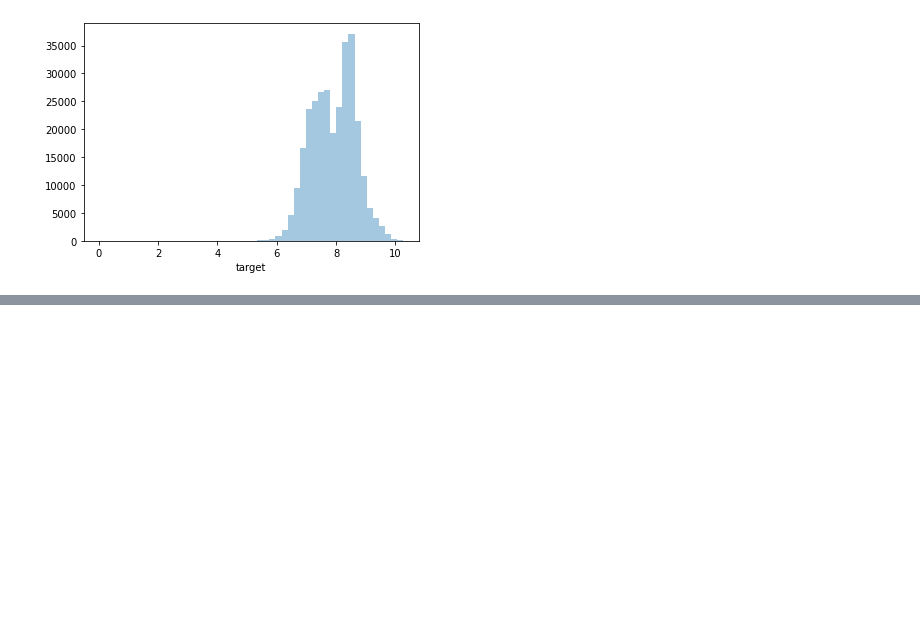
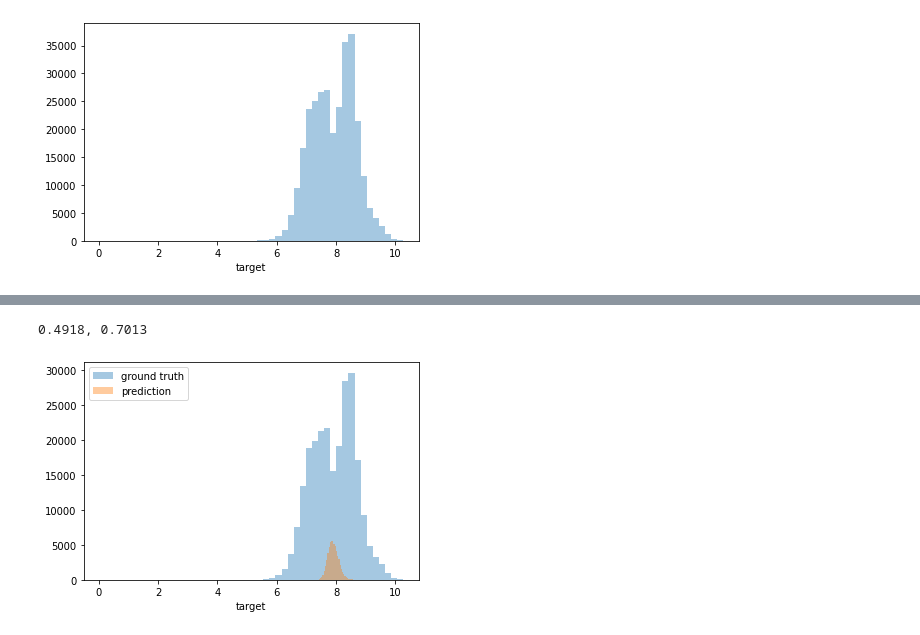
Before and after one commit to akiabe/kaggle_tabular-playground-Jan2021, a Jupyter notebook: notebooks/EDA_and_Modeling.ipynb, the cells around one changed output, grey strips where cells are left out. Saved outputs shown, nothing was run; the diff lists cells and outputs as text; code cells hidden in the pictures; blank space fills up the shorter version.

```diff
--- a/notebooks/EDA_and_Modeling.ipynb
+++ b/notebooks/EDA_and_Modeling.ipynb
@@ -52,0 +76,31 @@ for feat in features:
+# %%
+import lightgbm as lgb
+from sklearn import model_selection
+from sklearn import metrics
+import numpy as np
+import shap
+
+if __name__ == "__main__":
+    X_train, X_valid, y_train, y_valid = model_selection.train_test_split(
+        xtrain,
+        ytrain,
+        test_size=0.2,
+    )
+
+    model = lgb.LGBMRegressor()
+    model.fit(X_train, y_train)
+    preds = model.predict(X_valid)
+    mse = metrics.mean_squared_error(y_valid, preds)
+    rmse = np.sqrt(metrics.mean_squared_error(y_valid, preds))
+    print(f"{mse:.4f}, {rmse:.4f}")
+
+    sns.distplot(y_train, kde=False, label="ground truth");
+    sns.distplot(preds, kde=False, label="prediction");
+    plt.legend()
+
+    #explainer = shap.Explainer(model, X_train)
+    #shap_values = explainer.shap_values(X_train)
+    #shap.summary_plot(shap_values, X_train)
+# %% [output]
+0.4918, 0.7013
+[figure, added]
```
Also changed, not shown: parts of 13 cells of this notebook.
